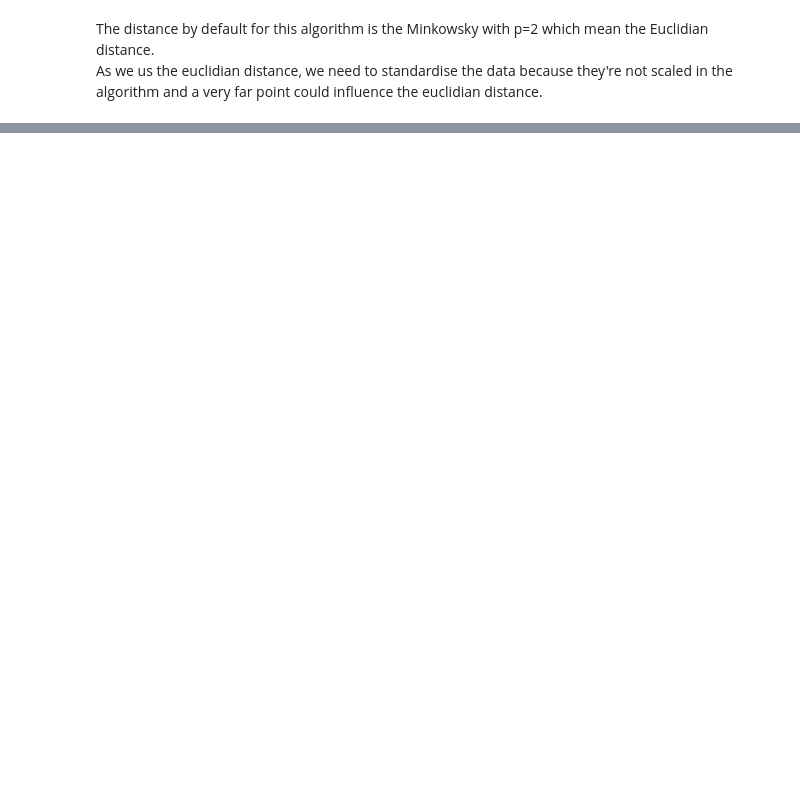
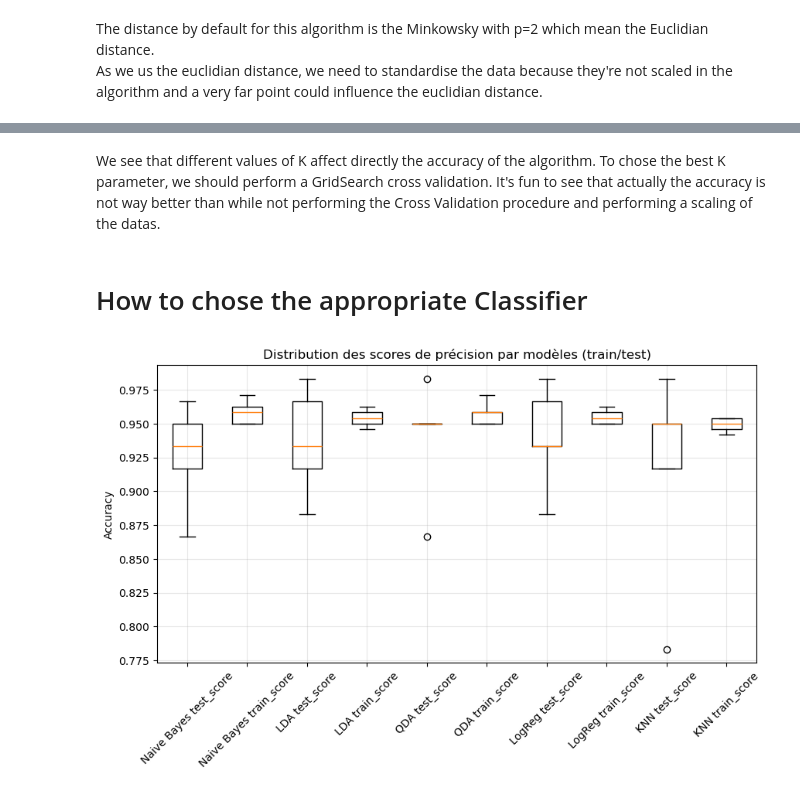
Before and after one commit to Guillaume-melis/Machine_Learning_S1, a Jupyter notebook: TP1/TP1.ipynb, the cells around one changed output, grey strips where cells are left out. Cells and saved outputs as stored; diff of their text form; code cells hidden in the pictures; blank space fills up the shorter version.

```diff
--- a/TP1/TP1.ipynb
+++ b/TP1/TP1.ipynb
@@ -735,0 +756,37 @@ As we us the euclidian distance, we need to standardise the data because they're
+# %% [markdown]
+We see that different values of K affect directly the accuracy of the algorithm. To chose the best K parameter, we should perform a GridSearch cross validation.
+It's fun to see that actually the accuracy is not way better than while not performing the Cross Validation procedure and performing a scaling of the datas.
+# %% [markdown]
+# How to chose the appropriate Classifier
+# %%
+#Comparing the accuracy on a same plot to compare the models.
+
+models = [(gnb,'Naive Bayes'), (lda,'LDA'), (qda,'QDA'), (logreg,'LogReg'), (knn,"KNN")]
+
+kf = KFold(n_splits=5)
+
+kf.get_n_splits(X)
+
+keys = []
+key_to_display = []
+values = []
+
+
+for model, model_name in models :
+    model.fit(X_train,y_train)
+    cv_results = cross_validate(model, X, Y, cv=kf, scoring="accuracy", return_train_score=True)
+
+    for key in cv_results.keys():
+        if key.startswith('test') or key.startswith('train'):
+            key_to_display.append(f"{model_name} {key}")
+            values.append(cv_results[key])
+
+plt.figure(figsize=(10, 5))
+plt.boxplot(values)
+plt.xticks(range(1, len(key_to_display) + 1), key_to_display, rotation=45)
+plt.title("Distribution des scores de précision par modèles (train/test)")
+plt.ylabel("Accuracy")
+plt.grid(True, alpha=0.3)
+plt.show()
+# %% [output]
+[figure, added]
```
Also changed, not shown: parts of 52 cells of this notebook.
